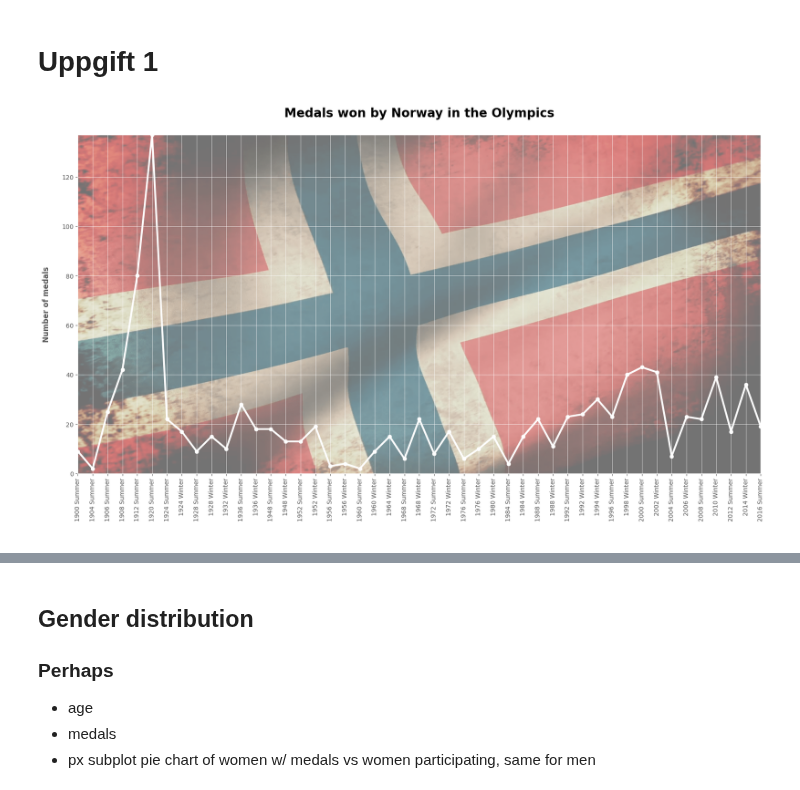
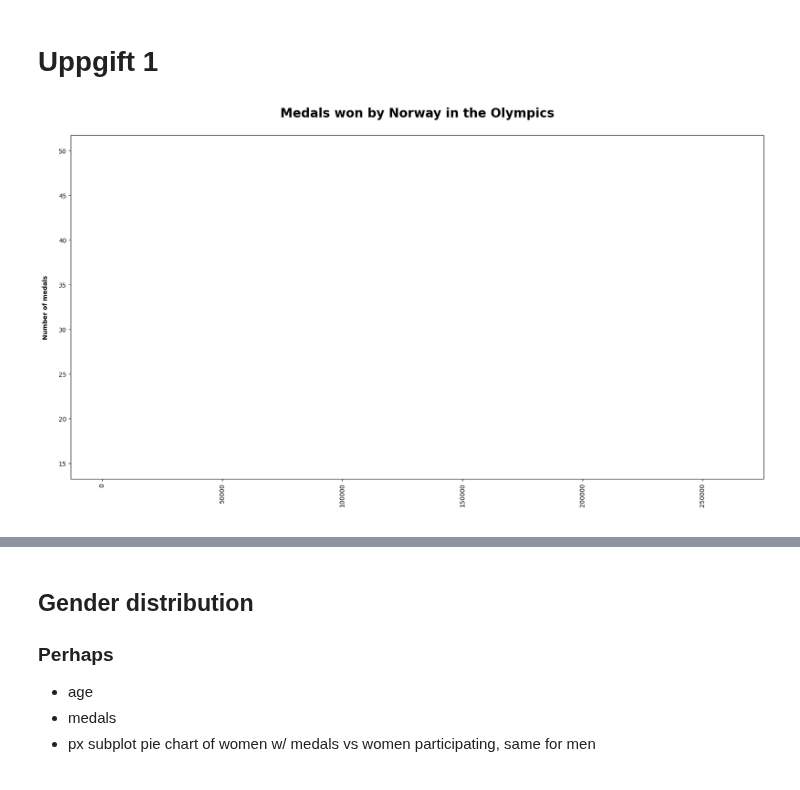
Before and after one commit to Ludwilton/Projekt-OS-Norge, a Jupyter notebook: uppgift_0/uppgift.0.ANDERS.ipynb, the cells around one changed output, grey strips where cells are left out. Saved outputs shown, nothing was run; the diff lists cells and outputs as text; code cells hidden in the pictures.

```diff
--- a/uppgift_0/uppgift.0.ANDERS.ipynb
+++ b/uppgift_0/uppgift.0.ANDERS.ipynb
@@ -6,27 +6,33 @@ import seaborn as sns
 import hashlib as hl
 import matplotlib.pyplot as plt
 import numpy as np
-from functools import cache
 import sys
 sys.path.append("..")
 from data_utils import *
 import matplotlib.image as mpimg
 
 
-df = pd.read_csv("../athlete_events.csv")
+df = read_athlete_events("/home/albot/coding/repos/Projekt-OS-Norge/athlete_events.csv")
+df = hash_column(df, "Name")
+no = df[df["NOC"] == "NOR"]
 # %% [markdown]
 # Uppgift 1
+# %%
+no_medals = no[no["Medal"].notnull()]
+no_medals = no_medals.drop_duplicates(subset=["Event", "Games", "Team", "Medal"])
+medal_series = group_medals(no_medals, "Year").sort_values(by="Total", ascending=False)
 # %%
+# medals through the ages
+
 bg_image = mpimg.imread('nor.png')
-medals_by_games = group_medals(no, "Games").sort_values(by="Games")
-# display(medals_by_games)
 plt.figure(figsize=(20, 10))
-plt.imshow(bg_image, extent=[0, len(medals_by_games["Total"]) - 1, 0, medals_by_games["Total"].max()], aspect='auto', zorder=-1, alpha=0.5)
-sns.lineplot(data=medals_by_games, x="Games", y="Total", marker="o", color="white", linewidth=3)
+# plt.imshow(bg_image, extent=[0, len(no_medals.index) - 1, 0, no_medals.index.max()], aspect='auto', zorder=-1, alpha=0.5)
+sns.lineplot(data=no_medals, x=no_medals.index, y=no_medals.columns[3], marker="o", color="white", linewidth=3)
+# sns.lineplot(data=no_medals)
 plt.title("Medals won by Norway in the Olympics\n", fontweight="bold", fontsize=20)
 plt.xlabel(" ")
 plt.ylabel("Number of medals\n", fontweight="bold")
 plt.xticks(rotation=90)
 plt.show()
 # %% [output]
-[figure, old version]
+[figure, new version]
```
Also changed, not shown: parts of 11 cells of this notebook.
